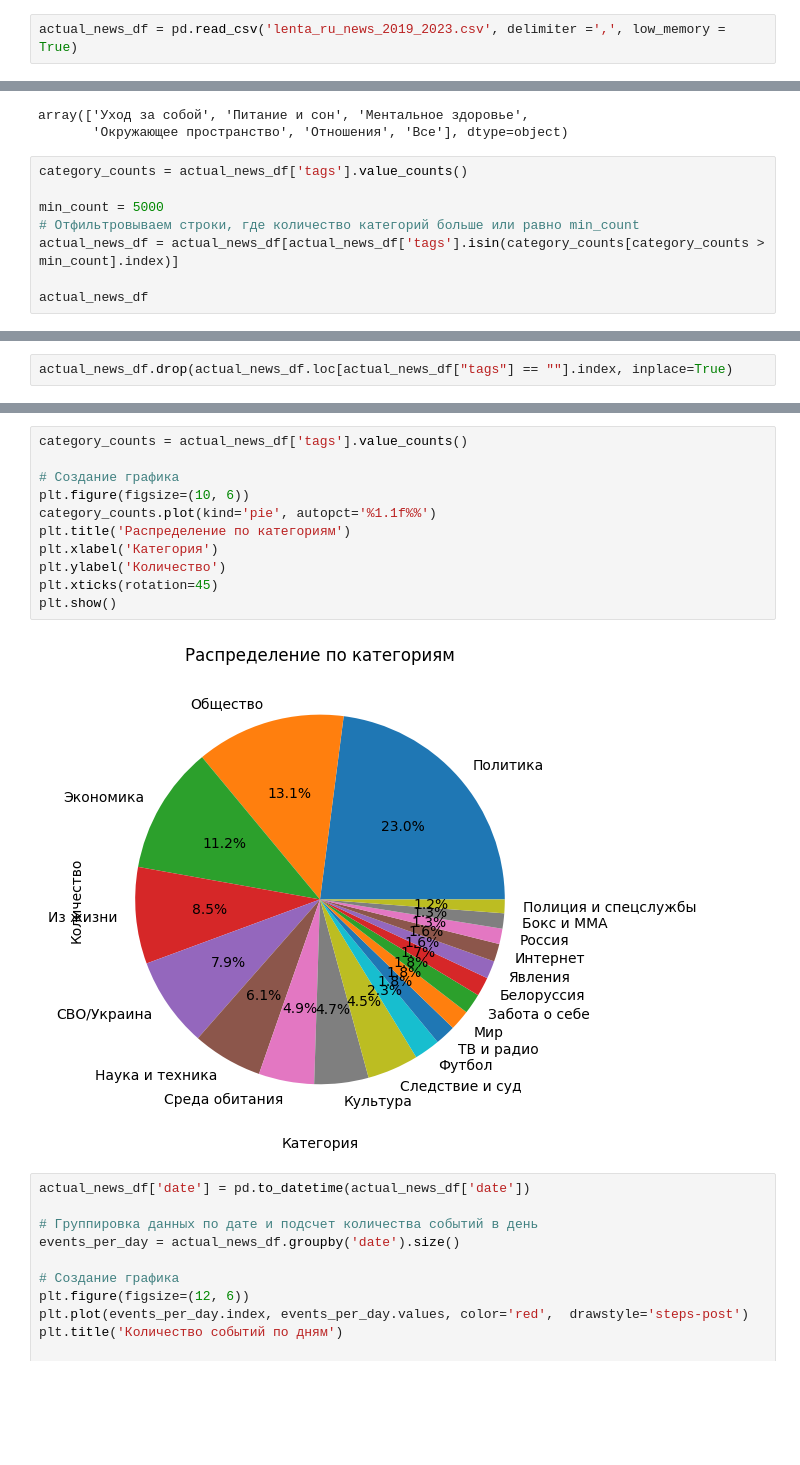
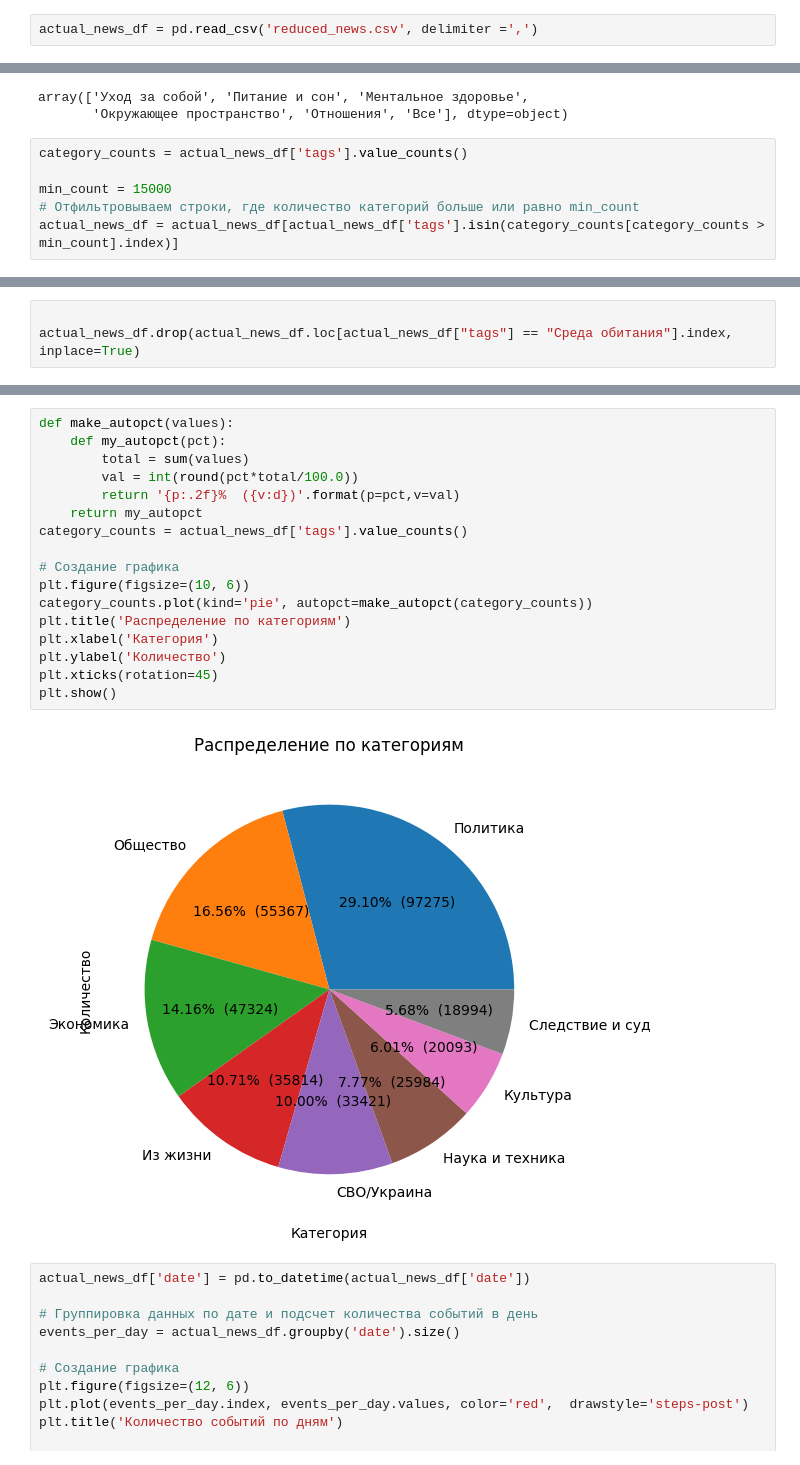
Before and after one commit to YourCarma/VKR, a Jupyter notebook: researches/Clustering_research.ipynb, the cells around one changed output, grey strips where cells are left out. Drawn from its saved outputs; the diff is of its cells as text; blank space fills up the shorter version.

```diff
--- a/researches/Clustering_research.ipynb
+++ b/researches/Clustering_research.ipynb
@@ -324,7 +324,7 @@ logger.error(f'Темы новостей: {news_df["topic"].unique()}, Коли
  'Экономика' 'Нацпроекты' 'Среда обитания' 'Дом' 'Ценности'
  '69-я параллель' 'Бизнес' 'Моя страна' 'Забота о себе'], Количество: 19
 # %%
-actual_news_df = pd.read_csv('lenta_ru_news_2019_2023.csv', delimiter =',', low_memory = True)
+actual_news_df = pd.read_csv('reduced_news.csv', delimiter =',')
 # %%
 actual_news_df
 # %% [output]
@@ -421,9 +421,7 @@ array(['Уход за собой', 'Питание и сон', 'Ментальн
 # %%
 category_counts = actual_news_df['tags'].value_counts()
 
-min_count = 5000
+min_count = 15000
 # Отфильтровываем строки, где количество категорий больше или равно min_count
 actual_news_df = actual_news_df[actual_news_df['tags'].isin(category_counts[category_counts > min_count].index)]
-
-actual_news_df
 # %% [output]
@@ -443,2 +457,3 @@ actual_news_df
 # %%
-actual_news_df.drop(actual_news_df.loc[actual_news_df["tags"] == ""].index, inplace=True)
+
+actual_news_df.drop(actual_news_df.loc[actual_news_df["tags"] == "Среда обитания"].index, inplace=True)
@@ -473,16 +488,22 @@ logger.error(f'Темы новостей: {actual_news_df["topic"].unique()}, К
 # %%
+def make_autopct(values):
+    def my_autopct(pct):
+        total = sum(values)
+        val = int(round(pct*total/100.0))
+        return '{p:.2f}%  ({v:d})'.format(p=pct,v=val)
+    return my_autopct
 category_counts = actual_news_df['tags'].value_counts()
 
 # Создание графика
 plt.figure(figsize=(10, 6))
-category_counts.plot(kind='pie', autopct='%1.1f%%')
+category_counts.plot(kind='pie', autopct=make_autopct(category_counts))
 plt.title('Распределение по категориям')
 plt.xlabel('Категория')
 plt.ylabel('Количество')
 plt.xticks(rotation=45)
 plt.show()
 # %% [output]
-[figure, old version]
+[figure, new version]
 # %%
 actual_news_df['date'] = pd.to_datetime(actual_news_df['date'])
 
```
Also changed, not shown: parts of 13 cells of this notebook, 1 other file.
